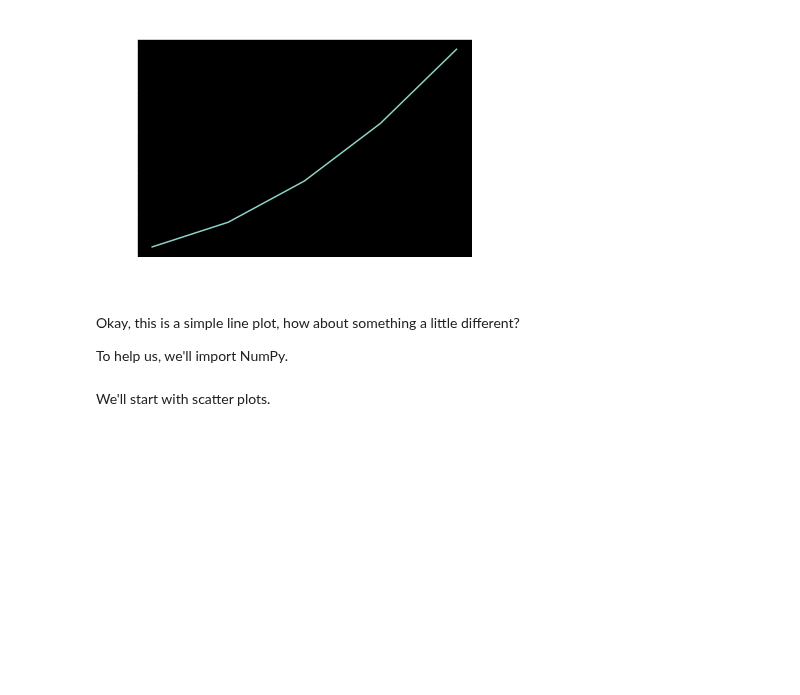
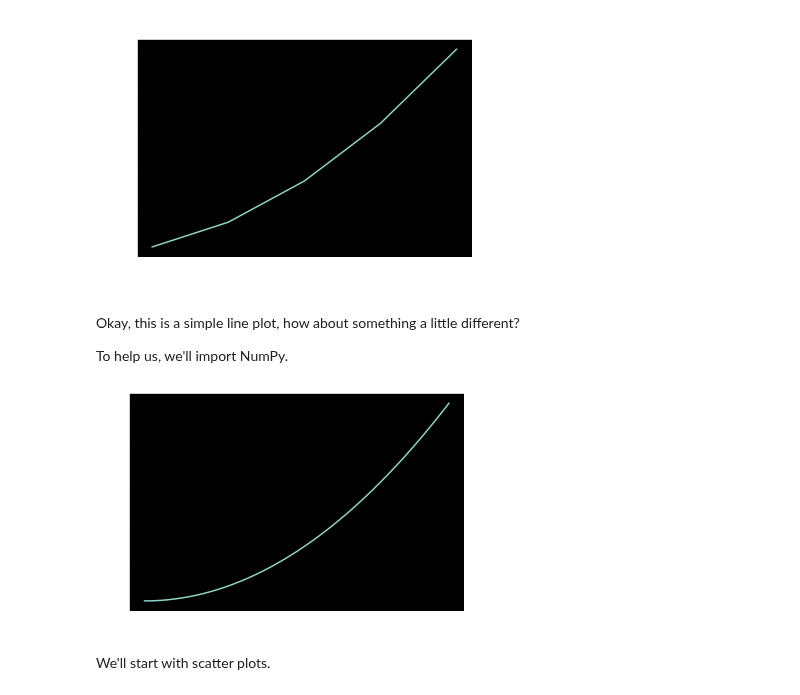
Before and after one commit to crypt096/zero-to-mastery-ml, a Jupyter notebook: matplotlib-exercises.ipynb, the cells around one changed output. Drawn from its saved outputs; the diff is of its cells as text; code cells hidden in the pictures; blank space fills up the shorter version.

```diff
--- a/matplotlib-exercises.ipynb
+++ b/matplotlib-exercises.ipynb
@@ -82,10 +82,13 @@ To help us, we'll import NumPy.
 import numpy as np
 # %%
 # Create an array of 100 evenly spaced numbers between 0 and 100 using NumPy and save it to variable X
-x = np.linspace(0,100,100)
+x = np.linspace(0,10,100)
 # %%
 # Create a plot using plt.subplots() and plot X versus X^2 (X squared)
 fig, ax = plt.subplots()
+ax.plot(x,np.square(x));
+# %% [output]
+[figure, added]
 # %% [markdown]
 We'll start with scatter plots.
 # %%
```
Also changed, not shown: parts of 29 cells of this notebook, 1 other file.
